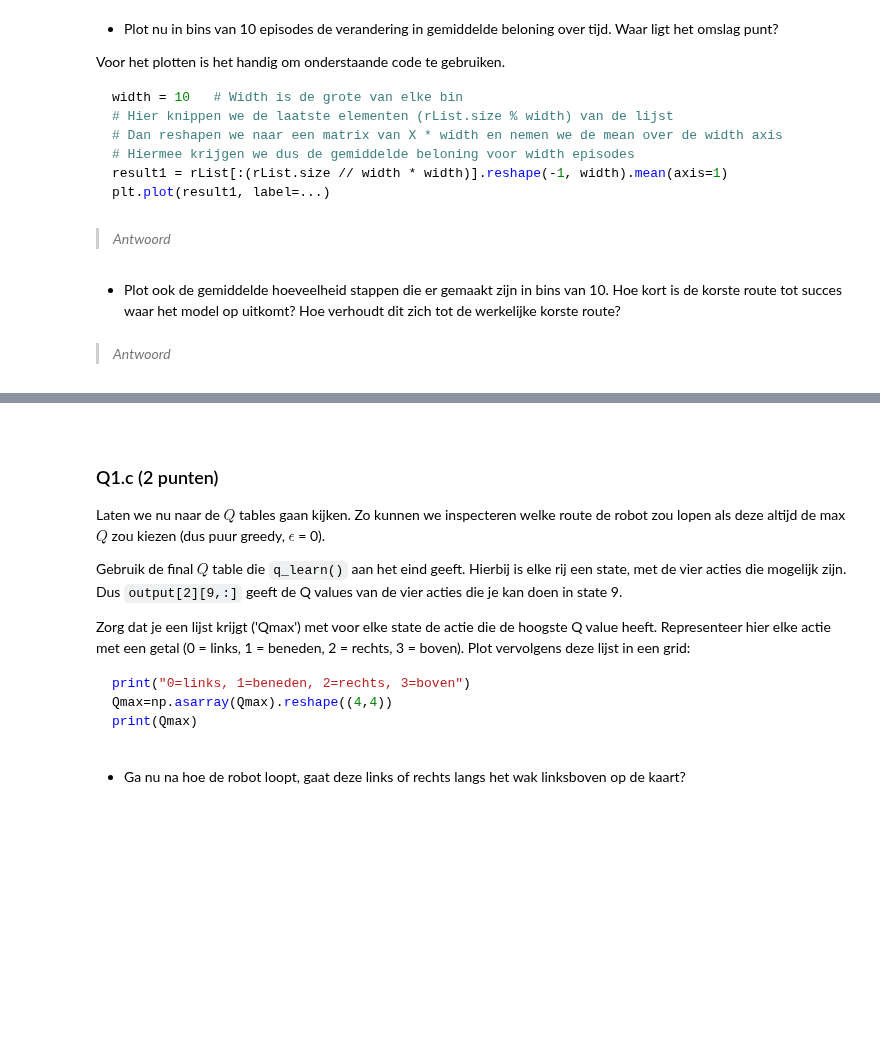
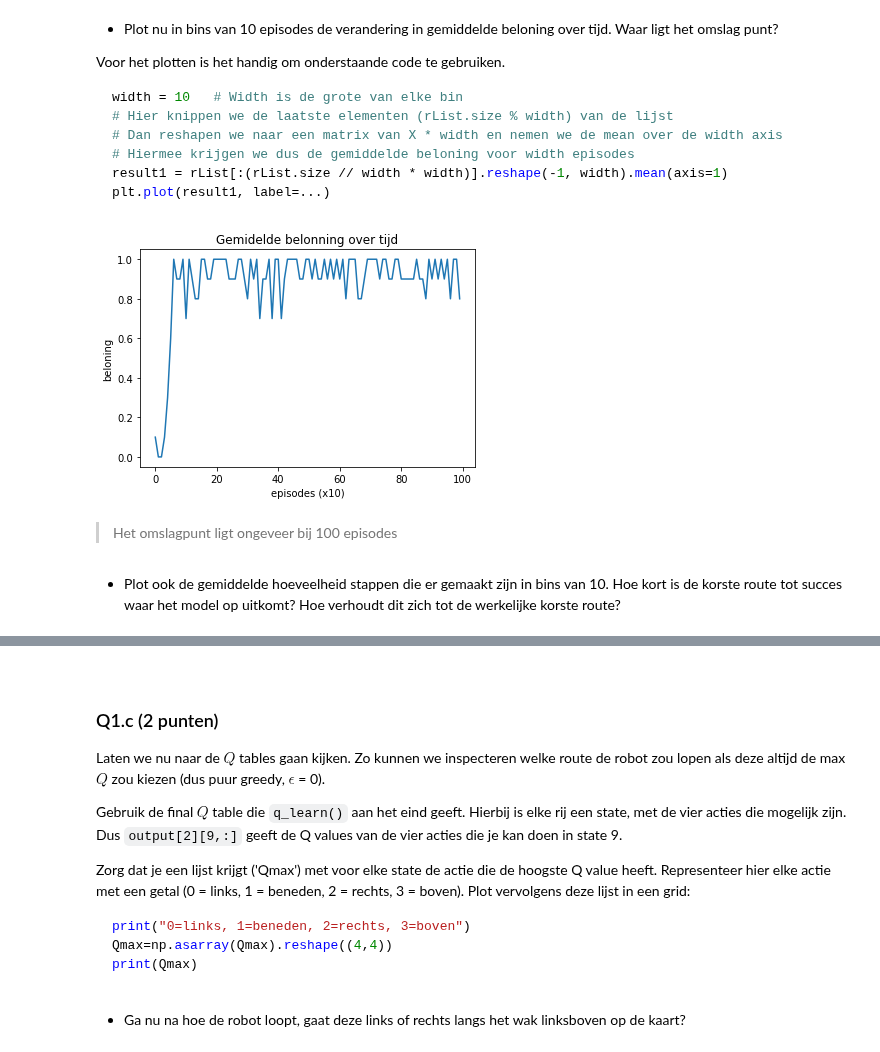
Before and after one commit to Tim-pijnacker/CGM, a Jupyter notebook: Assignment_3/Assignment_3a.ipynb, the cells around one changed output, grey strips where cells are left out. Drawn from its saved outputs; the diff is of its cells as text; code cells hidden in the pictures; blank space fills up the shorter version.

```diff
--- a/Assignment_3/Assignment_3a.ipynb
+++ b/Assignment_3/Assignment_3a.ipynb
@@ -207,7 +207,7 @@ def q_learn(env, alpha=.8, gamma=.95, epsilon=.1, num_episodes=2000):
         jList.append(j)
         rList.append(rAll)
 
-    return (rList, jList, Q)
+    return (np.array(rList), np.array(jList), Q)
 # %% [markdown]
 <br>
 
@@ -219,3 +217,5 @@ Laat de robot met behulp van deze functie 1000 episodes leren over deze wereld (
+# %%
+rList, jList, Q = q_learn(env_4x4, num_episodes=1000)
 # %% [markdown]
 * Plot nu in bins van 10 episodes de verandering in gemiddelde beloning over tijd. Waar ligt het omslag punt?
 
@@ -234,4 +232,14 @@ plt.plot(result1, label=...)
-# %% [markdown]
-> *Antwoord*
+# %%
+width = 10   # Width is de grote van elke bin
+result1 = rList[:(rList.size // width * width)].reshape(-1, width).mean(axis=1)
+plt.plot(result1)
+plt.title("Gemidelde belonning over tijd")
+plt.xlabel("episodes (x10)")
+plt.ylabel("beloning")
+plt.show()
+# %% [output]
+[figure, added]
+# %% [markdown]
+> Het omslagpunt ligt ongeveer bij 100 episodes
 # %% [markdown]
 * Plot ook de gemiddelde hoeveelheid stappen die er gemaakt zijn in bins van 10. Hoe kort is de korste route tot succes waar het model op uitkomt? Hoe verhoudt dit zich tot de werkelijke korste route?
@@ -240,2 +245,0 @@ plt.plot(result1, label=...)
-# %% [markdown]
-> *Antwoord*
```
Also changed, not shown: parts of 31 cells of this notebook, 13 other files.
